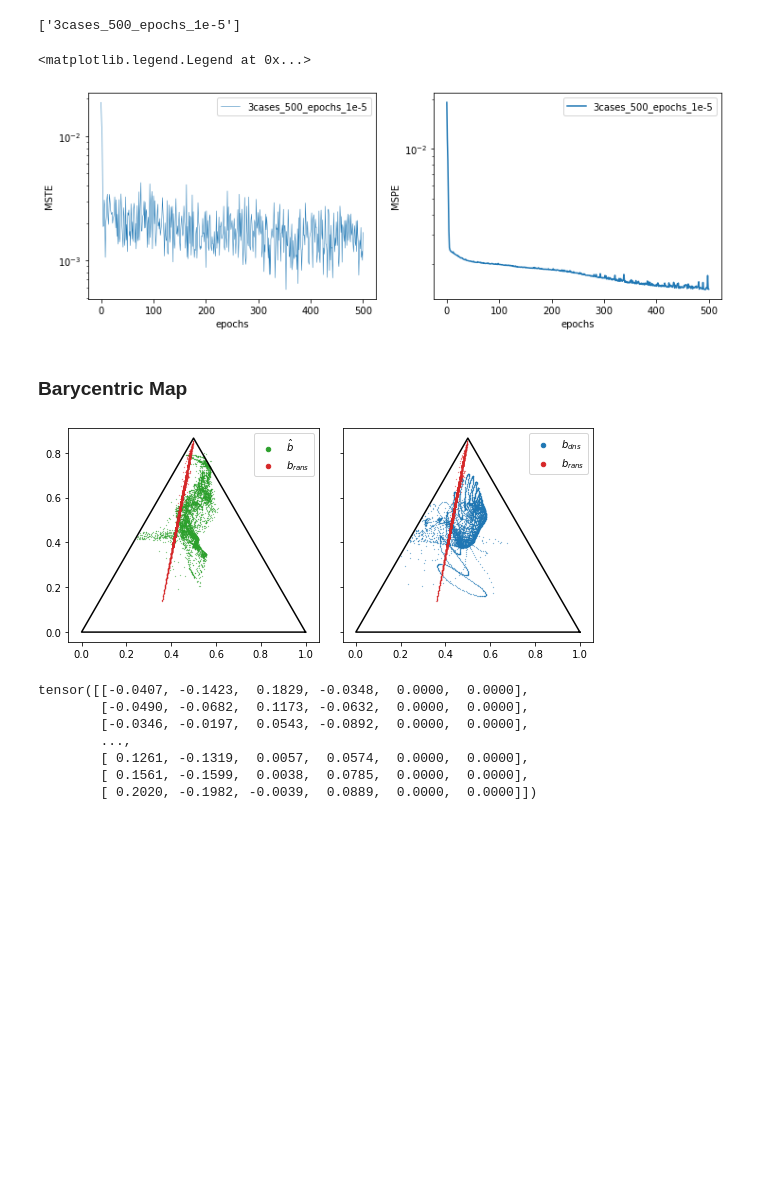
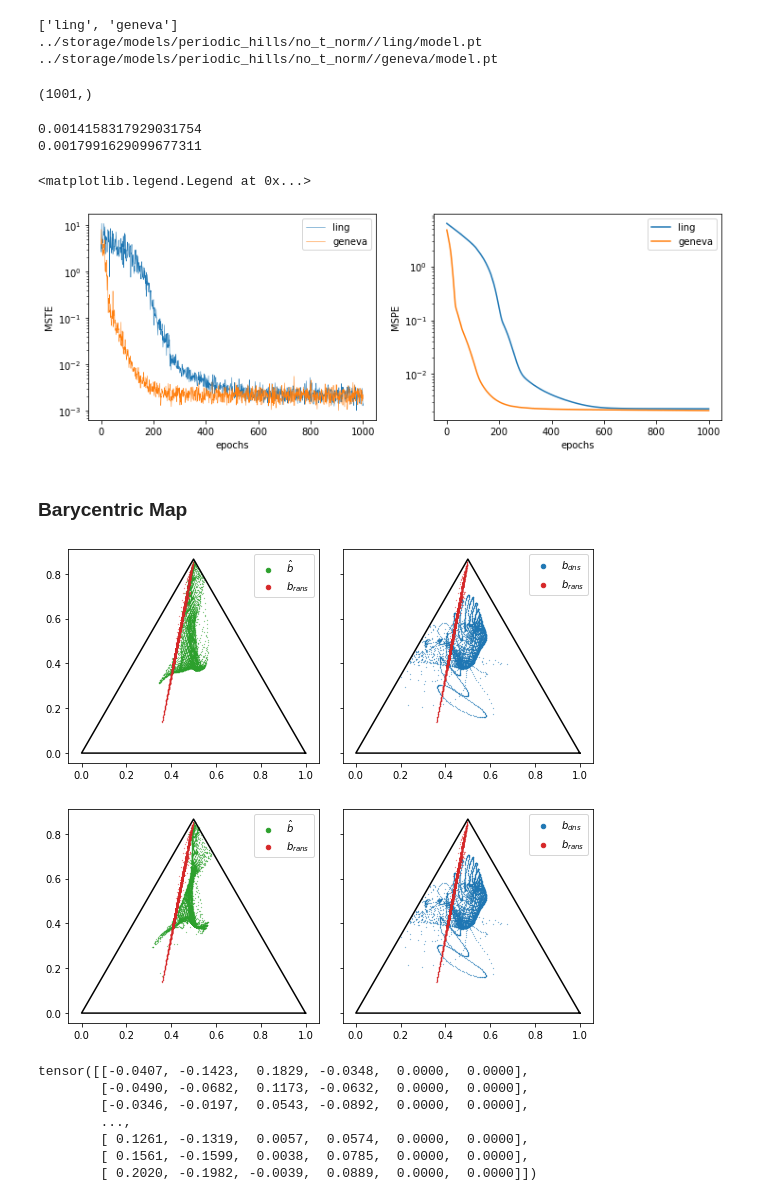
Before and after one commit to leonrccs/data_driven_rans, a Jupyter notebook: notebooks/compare_nn.ipynb, the cells around one changed output. Drawn from its saved outputs; the diff is of its cells as text; code cells hidden in the pictures; blank space fills up the shorter version.

```diff
--- a/notebooks/compare_nn.ipynb
+++ b/notebooks/compare_nn.ipynb
@@ -32,20 +33,41 @@ dtype = torch.double
 # %%
 def time():
     return datetime.datetime.now().strftime("%y-%m-%d_%H-%M")
+# %%
+# set path to models and initialise arrays
+model_path =  '../storage/models/periodic_hills/no_t_norm/' # 'trained_models'
+model_names = os.listdir(model_path) # ['500epochs']
+# model_names = [model_names[i] for i in [2, 0, 1]]
+# model_names = [model_names[0]]
+print(model_names)
+models = []
+train_loss = []
+val_loss = []
+
+# loop over model names
+for i, name in enumerate(model_names):
+    print(os.sep.join([model_path, name, 'model.pt']))
+    models.append(th.load(os.sep.join([model_path, name, 'model.pt'])))
+    models[i].eval()  # mandatory, see torch.load doc
+    train_loss.append(th.load(os.sep.join([model_path, name, 'loss_vector.th'])))
+    val_loss.append(th.load(os.sep.join([model_path, name, 'val_loss_vector.th'])))
+# %% [output]
+['ling', 'geneva']
+../storage/models/periodic_hills/no_t_norm//ling/model.pt
+../storage/models/periodic_hills/no_t_norm//geneva/model.pt
 # %%
-# set path to models and initialise arrays
-model_path = 'trained_models'
-model_names = ['3cases_500_epochs_1e-5'] # os.listdir(model_path)
-print(model_names)
-models = []
-train_loss = []
-val_loss = []
+# # set path to models and initialise arrays
+# model_path =  'trained_models'
+# model_names = ['3cases_500_epochs_1e-5'] # os.listdir(model_path)
+# print(model_names)
+# models = []
+# train_loss = []
+# val_loss = []
 
-# loop over model names
-for i, name in enumerate(model_names):
-    models.append(th.load(os.sep.join([model_path, name, 'model.pt'])))
-    models[i].eval()  # mandatory, see torch.load doc
-    train_loss.append(th.load(os.sep.join([model_path, name, 'loss_vector.th'])))
-    val_loss.append(th.load(os.sep.join([model_path, name, 'val_loss_vector.th'])))
+# # loop over model names
+# for i, name in enumerate(model_names):
+#     print(os.sep.join([model_path, name, 'model.pt']))
+#     models.append(th.load(os.sep.join([model_path, name, 'model.pt'])))
+#     models[i].eval()  # mandatory, see torch.load doc
+#     train_loss.append(th.load(os.sep.join([model_path, name, 'loss_vector.th'])))
+#     val_loss.append(th.load(os.sep.join([model_path, name, 'val_loss_vector.th'])))
-# %% [output]
-['3cases_500_epochs_1e-5']
@@ -52,3 +76,7 @@ for i, name in enumerate(model_names):
+# %%
+val_loss[0].shape
+# %% [output]
+(1001,)
 # %%
 # plot training and validiation error of models
 fig, ax = plt.subplots(1,2, figsize=(12,4))
@@ -61,15 +89,18 @@ for i,_ in enumerate(train_loss):
     ax[1].semilogy(np.arange(val_loss[i].shape[0]), val_loss[i])
     ax[1].set_xlabel(r'epochs')
     ax[1].set_ylabel(r'MSPE')
+    print(train_loss[i][-1])
 
 ax[0].legend(model_names)
 ax[1].legend(model_names)
 # %% [output]
-<matplotlib.legend.Legend at 0x...>
+0.0014158317929031754
+0.0017991629099677311
+<matplotlib.legend.Legend at 0x...>
-[figure, old version]
+[figure, new version]
 # %%
 # load in flowcase for testing
-test_data_path =  '/home/leonriccius/Documents/Fluid_Data/test_data/periodic_hills/tensordata'
+test_data_path =  '/home/leonriccius/Documents/Fluid_Data/test_data/periodic_hills/unscaled_tensordata/'
 # on workstation: /home/leon/Master_Thesis/Fluid_Data ...
 cases = '2800'
 curr_case = os.sep.join([test_data_path, cases])
@@ -80,6 +111,12 @@ T_test = th.load(os.sep.join([curr_case,'T-torch.th'])).reshape(-1,10,9)
 b_dns_test = th.load(os.sep.join([curr_case,'b-torch.th']))
 b_rans_test = th.load(os.sep.join([curr_case,'b_rans-torch.th']))
 grid_test = th.load(os.sep.join([curr_case,'grid-torch.th']))
+# %%
+th.max(b_dns_test)
+index = th.isnan(b_dns_test[:,0,0])
+# print(b_dns_test[index])
+b_dns_test_cut = b_dns_test[index==False]
+grid_test_cut = grid_test[index==False]
 # %% [markdown]
 ### Barycentric Map
 # %%
@@ -99,35 +136,36 @@ for i, model in enumerate(models):
     # get prediction and plot the datapoints
     b_pred, _ = model(inv_test, T_test)
     barm_pred = bm.BarMap()
     barm_pred.load_from_variable(b_pred.reshape(-1,3,3).detach().numpy(), grid_test)
     barm_pred.calculate_barycentric_coordinates()
     pred_data_points = barm_pred.plot_data_points(ax[0], color=sns.color_palette()[2], markersize=markersize)
 
     # plot the rans data points
     barm_rans = bm.BarMap()
     barm_rans.load_from_variable(b_rans_test.detach().numpy(), grid_test)
     barm_rans.calculate_barycentric_coordinates()
     rans_data_points = barm_rans.plot_data_points(ax[0], color=sns.color_palette()[3], markersize=markersize)
     ax[0].legend(['$\hat b$', '$b_{rans}$'],  markerscale=1./markersize)
     barm_pred.plot_triangle(ax[0])
 
     # plot the dns data points
     barm_dns = bm.BarMap()
-    barm_dns.load_from_variable(b_dns_test.reshape(-1,3,3).detach().numpy(), grid_test)
+    barm_dns.load_from_variable(b_dns_test.reshape(-1,3,3).detach().numpy(), grid_test_cut)
     barm_dns.calculate_barycentric_coordinates()
     barm_dns.plot_data_points(ax[1], color=sns.color_palette()[0], markersize=markersize)
     barm_rans.plot_data_points(ax[1], color=sns.color_palette()[3], markersize=markersize)
     ax[1].legend(['$b_{dns}$', '$b_{rans}$'],  markerscale=1./markersize)
     barm_dns.plot_triangle(ax[1])
 
     plt.tight_layout()
 
 # save figure
 fig_name = time() + '_phill_' + model_names[0] + '_barycentric_map.pdf'
 # plt.savefig(os.sep.join([fig_path, fig_name]), format='pdf')
 # fig.suptitle(r'trained on ' + model_names[i], y=1.01, fontsize=14)
 # %% [output]
-[figure, old version]
+[figure, new version]
+[figure, added]
 # %%
 b_dns_test_unique = th.zeros(b_dns_test.shape[0],6)
 b_dns_test_unique[:,0] = b_dns_test[:,0,0]
```
Also changed, not shown: parts of 10 cells of this notebook, 5 other files.
